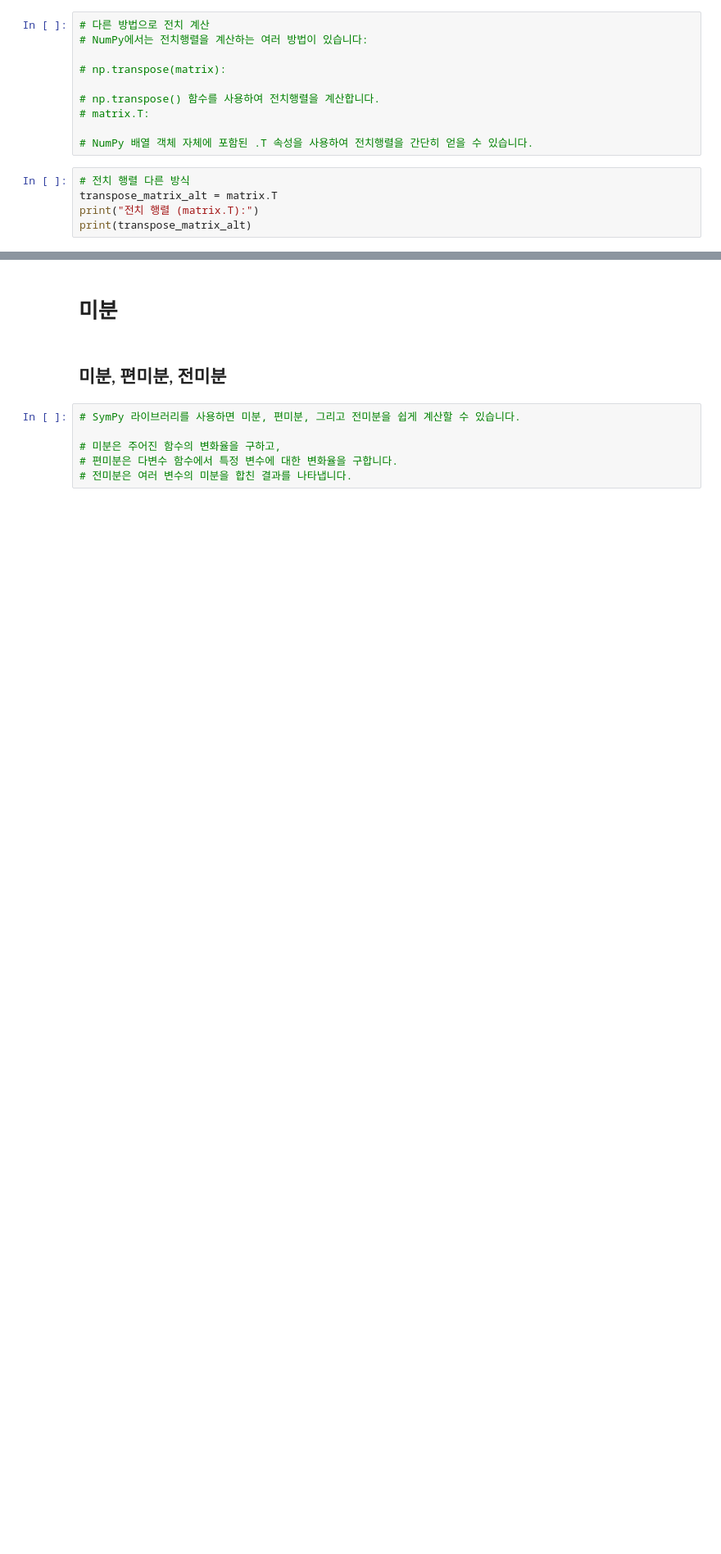
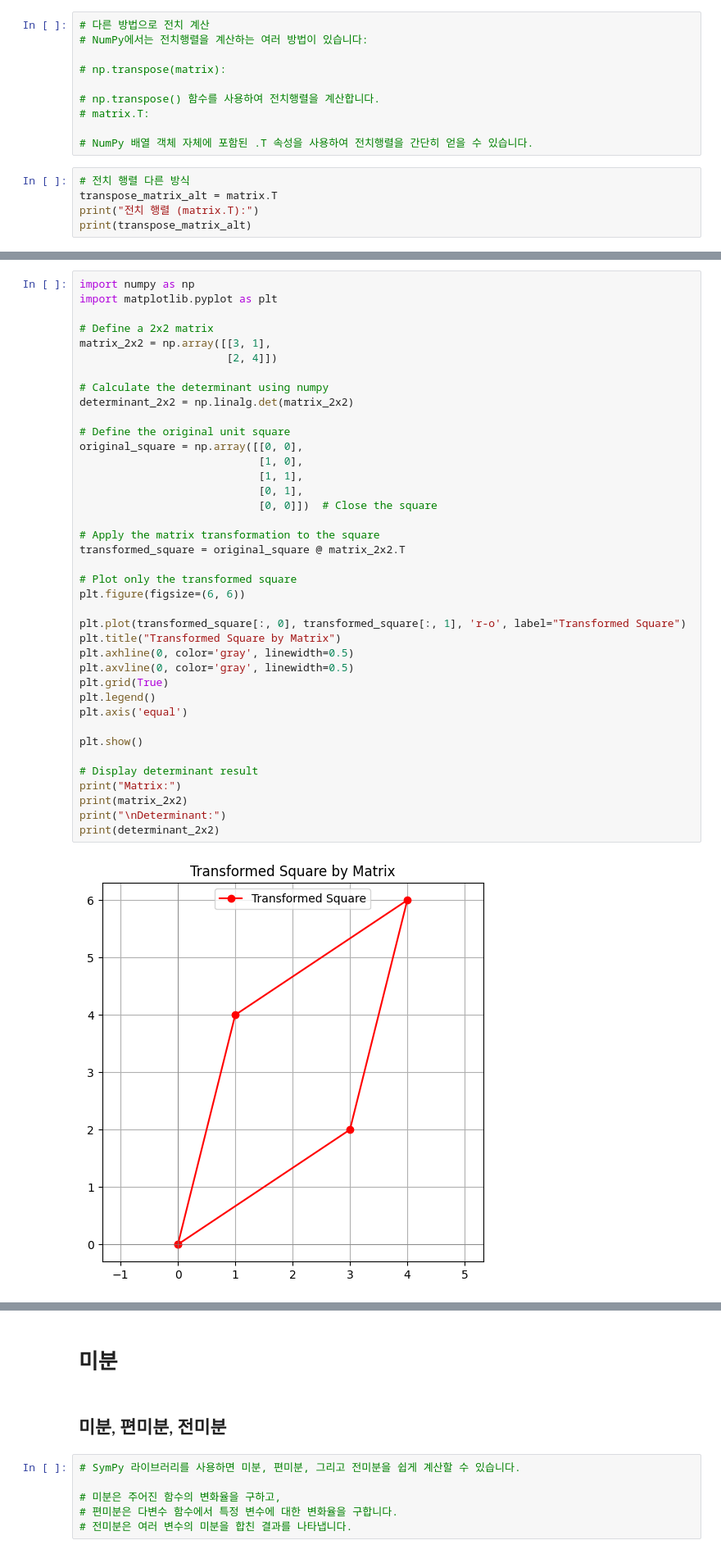
Before and after one commit to freejyb/Deep-learning, a Jupyter notebook: 딥러닝(수학1).ipynb, the cells around one changed output, grey strips where cells are left out. Shown at 82% size. Drawn from its saved outputs; the diff is of its cells as text; blank space fills up the shorter version.

```diff
--- a/딥러닝(수학1).ipynb
+++ b/딥러닝(수학1).ipynb
@@ -765,0 +770,41 @@ print(transpose_matrix_alt)
+# %%
+import numpy as np
+import matplotlib.pyplot as plt
+
+# Define a 2x2 matrix
+matrix_2x2 = np.array([[3, 1],
+                       [2, 4]])
+
+# Calculate the determinant using numpy
+determinant_2x2 = np.linalg.det(matrix_2x2)
+
+# Define the original unit square
+original_square = np.array([[0, 0],
+                            [1, 0],
+                            [1, 1],
+                            [0, 1],
+                            [0, 0]])  # Close the square
+
+# Apply the matrix transformation to the square
+transformed_square = original_square @ matrix_2x2.T
+
+# Plot only the transformed square
+plt.figure(figsize=(6, 6))
+
+plt.plot(transformed_square[:, 0], transformed_square[:, 1], 'r-o', label="Transformed Square")
+plt.title("Transformed Square by Matrix")
+plt.axhline(0, color='gray', linewidth=0.5)
+plt.axvline(0, color='gray', linewidth=0.5)
+plt.grid(True)
+plt.legend()
+plt.axis('equal')
+
+plt.show()
+
+# Display determinant result
+print("Matrix:")
+print(matrix_2x2)
+print("\nDeterminant:")
+print(determinant_2x2)
+# %% [output]
+[figure, added]
```
Also changed, not shown: parts of 11 cells of this notebook.
